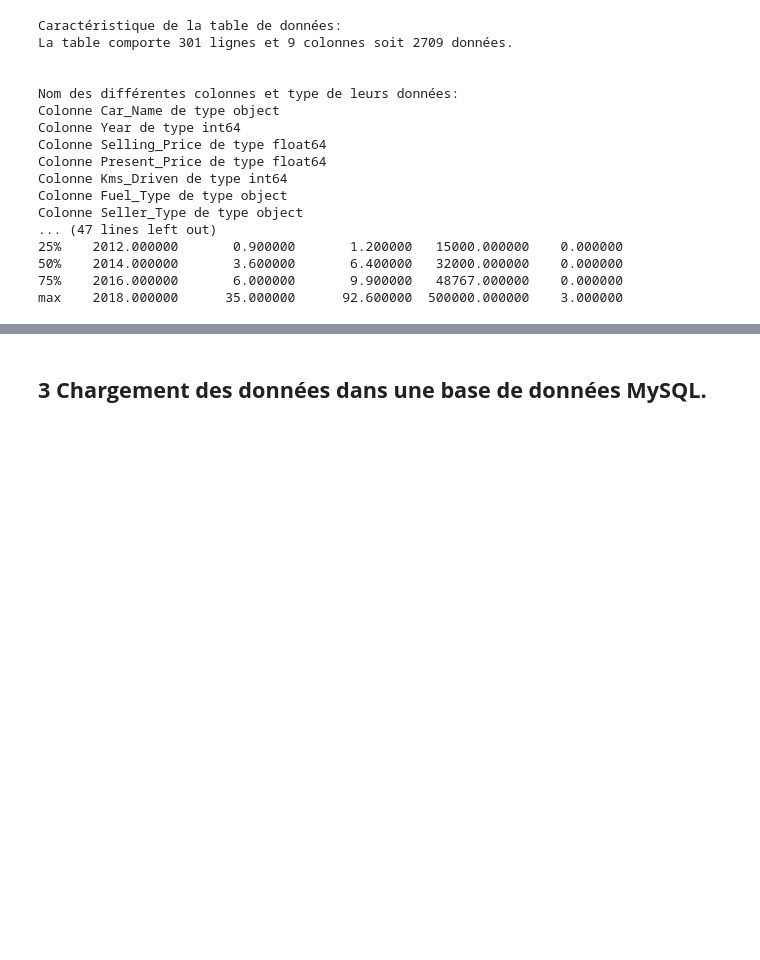
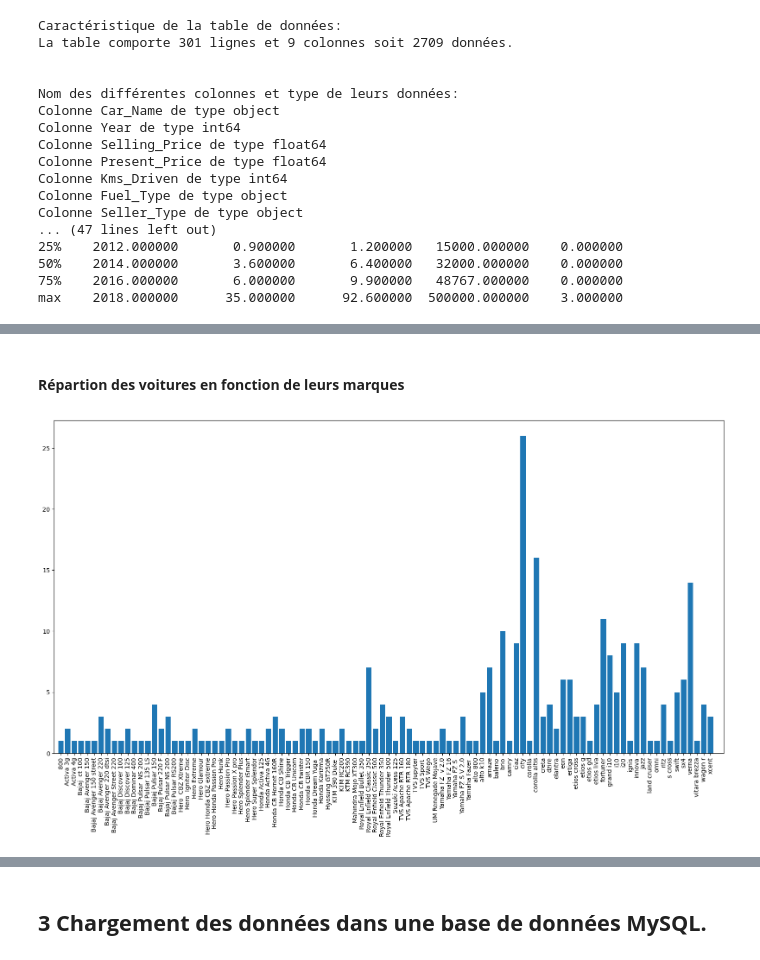
Before and after one commit to jpphi/brief1, a Jupyter notebook: Brief1 - rendu.ipynb, the cells around one changed output, grey strips where cells are left out. Saved outputs shown, nothing was run; the diff lists cells and outputs as text; code cells hidden in the pictures; blank space fills up the shorter version.

```diff
--- a/Brief1 - rendu.ipynb
+++ b/Brief1 - rendu.ipynb
@@ -127,0 +193,18 @@ plt.show()
+# %% [markdown]
+#### **Répartion des voitures en fonction de leurs marques**
+# %%
+data= car_data.groupby("Car_Name").count()
+
+intervale= [x-0.5 for x in range(len(car_data.Car_Name)+1)] #an_mini et an_maxi calculés dans une précédente cellule
+
+plt.figure(figsize=(20,10))
+
+plt.bar(data.index, data.Year) # N'importe quelle colonne peut être prise car elle contienne toute la somme
+plt.xlim(left= -1, right= len(data.index) + 1)
+plt.xticks(rotation= 90)
+
+plt.show()
+
+del(data)
+# %% [output]
+[figure, added]
```
Also changed, not shown: parts of 87 cells of this notebook, 1 other file.
